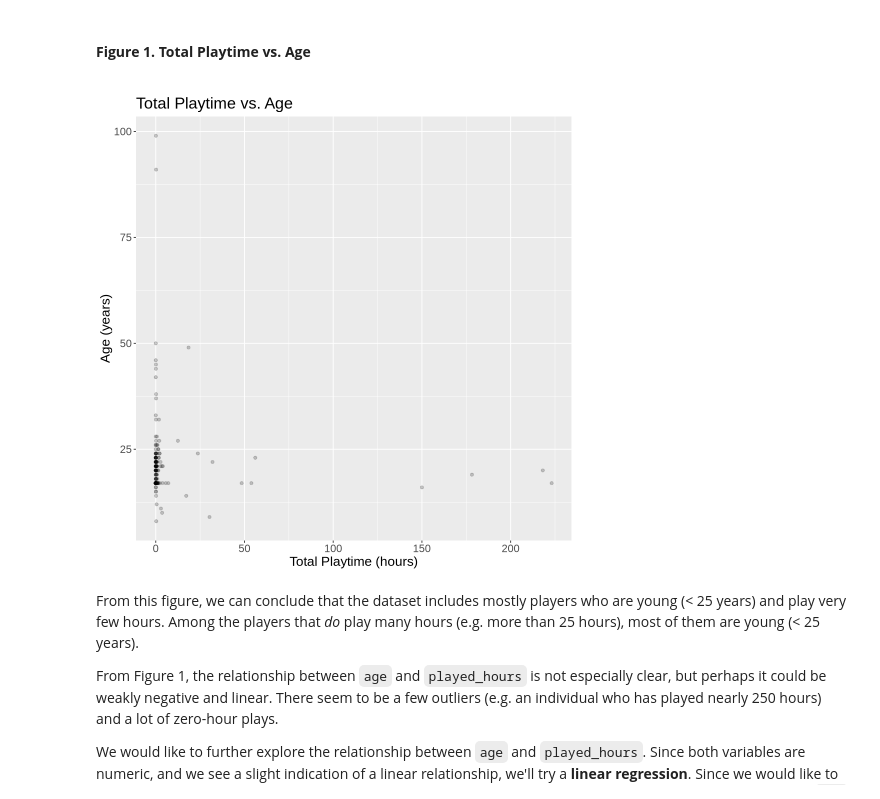
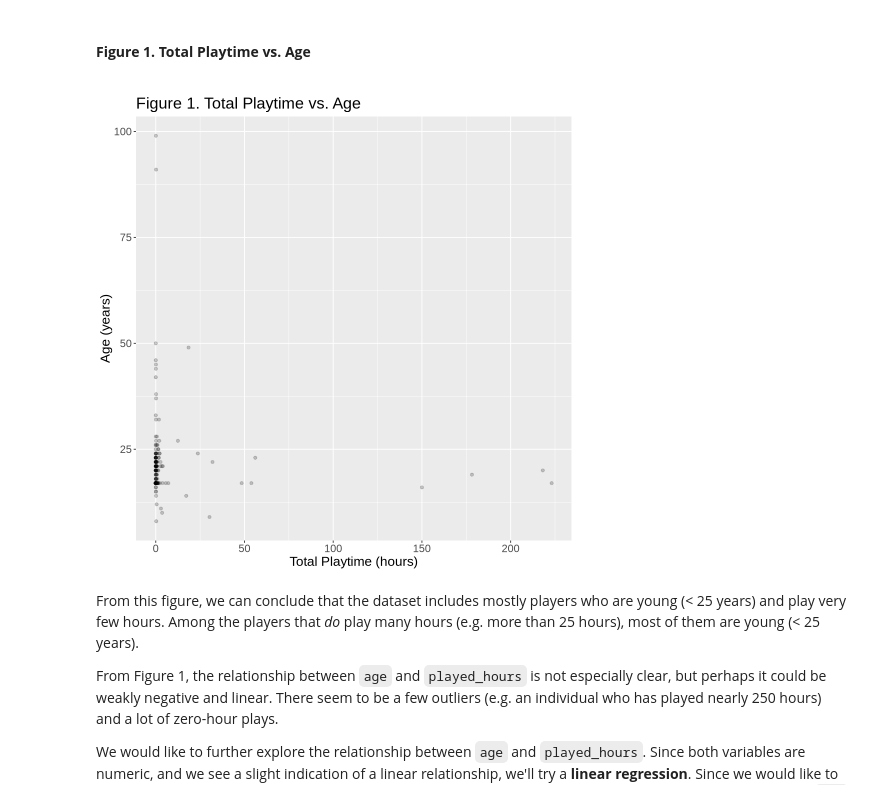
Before and after one commit to Kavisha1141/dsci100_final_project, a Jupyter notebook: project_final_report.ipynb, the cells around one changed output. Cells and saved outputs as stored; diff of their text form; code cells hidden in the pictures.

```diff
--- a/project_final_report.ipynb
+++ b/project_final_report.ipynb
@@ -149,16 +162,16 @@ Before creating a model, we make a **scatterplot** using `ggplot`, to see if the
 # %%
 options(repr.plot.width = 8, repr.plot.height = 8)
 
 age_playtime <- data |>
 ggplot(aes(x = played_hours, y = age)) +
 geom_point(alpha = 0.2) +
 labs(x = "Total Playtime (hours)", y = "Age (years)") +
-ggtitle("Total Playtime vs. Age") +
+ggtitle("Figure 1. Total Playtime vs. Age") +
 theme(text = element_text(size = 16))
 
 age_playtime
 # %% [output]
-[figure, old version]
+[figure, new version]
 # %% [markdown]
 From this figure, we can conclude that the dataset includes mostly players who are young (< 25 years) and play very few hours. Among the players that *do* play many hours (e.g. more than 25 hours), most of them are young (< 25 years).
 
```
Also changed, not shown: parts of 5 cells of this notebook.
